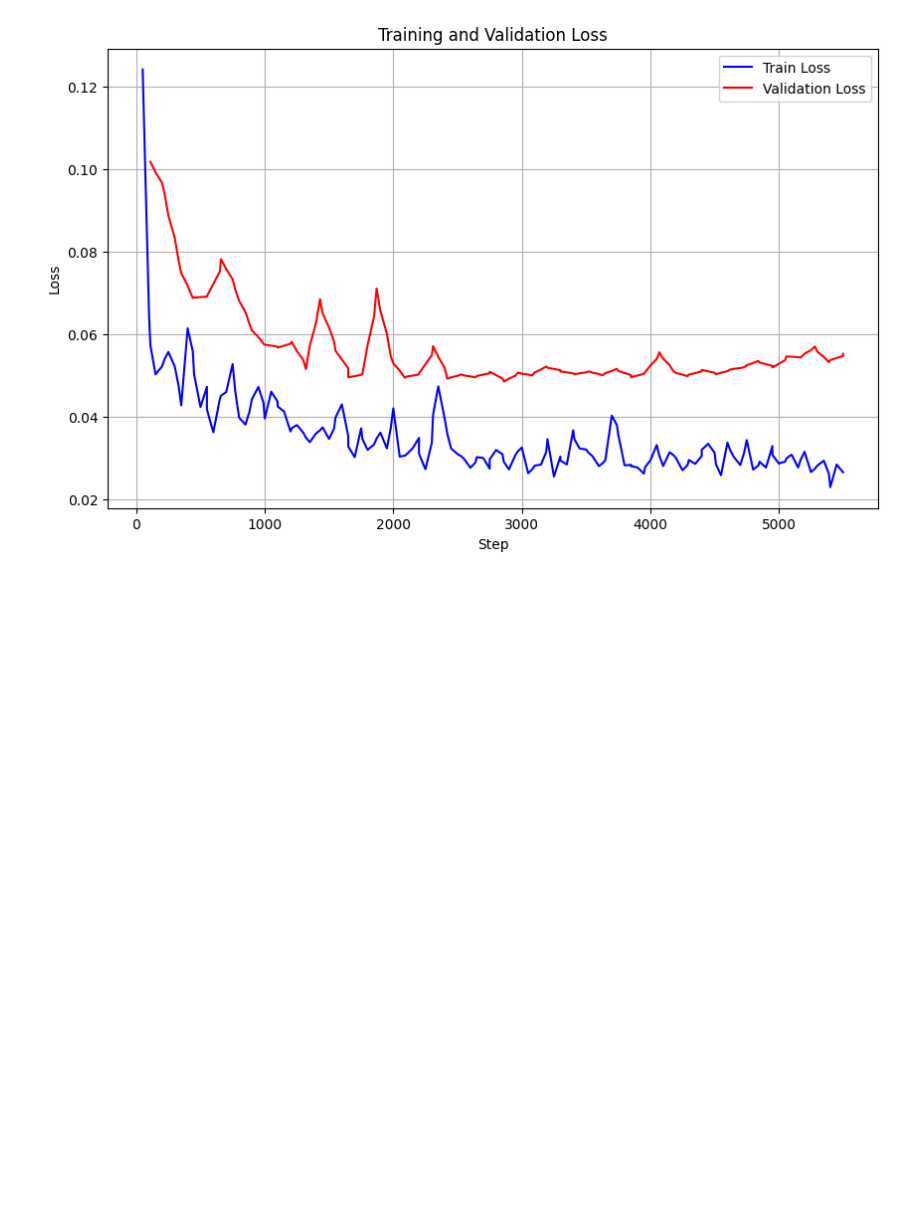
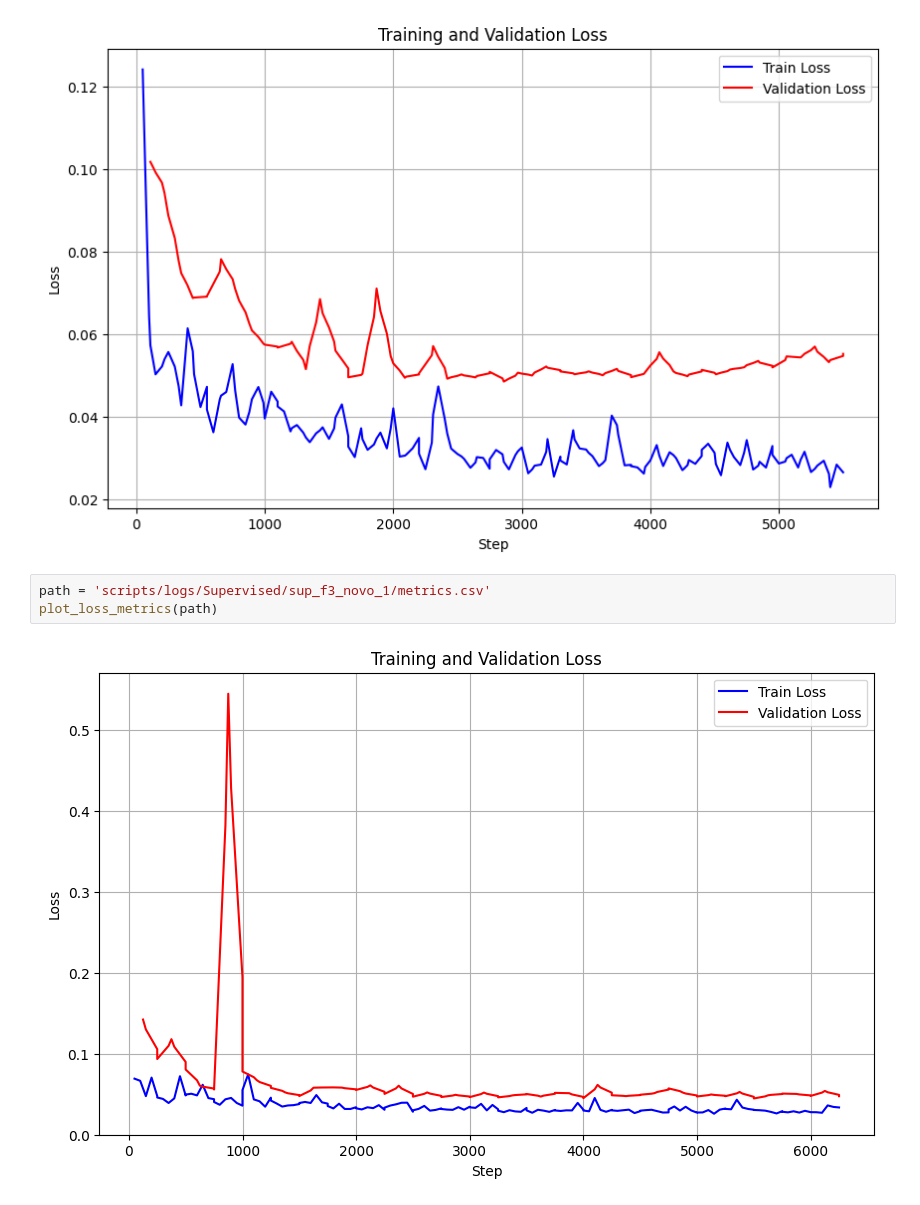
Before and after one commit to viniciuslsoares/Seismic-Byol, a Jupyter notebook: data_exploit.ipynb, the cells around one changed output. Drawn from its saved outputs; the diff is of its cells as text; blank space fills up the shorter version.

```diff
--- a/data_exploit.ipynb
+++ b/data_exploit.ipynb
@@ -358,3 +368,8 @@ path = 'scripts/logs/Supervised/V01_sup_f3_cap_100%/metrics.csv'
 plot_loss_metrics(path)
 # %% [output]
 [figure]
+# %%
+path = 'scripts/logs/Supervised/sup_f3_novo_1/metrics.csv'
+plot_loss_metrics(path)
+# %% [output]
+[figure, added]
```
Also changed, not shown: parts of 10 cells of this notebook, 1 other file.
